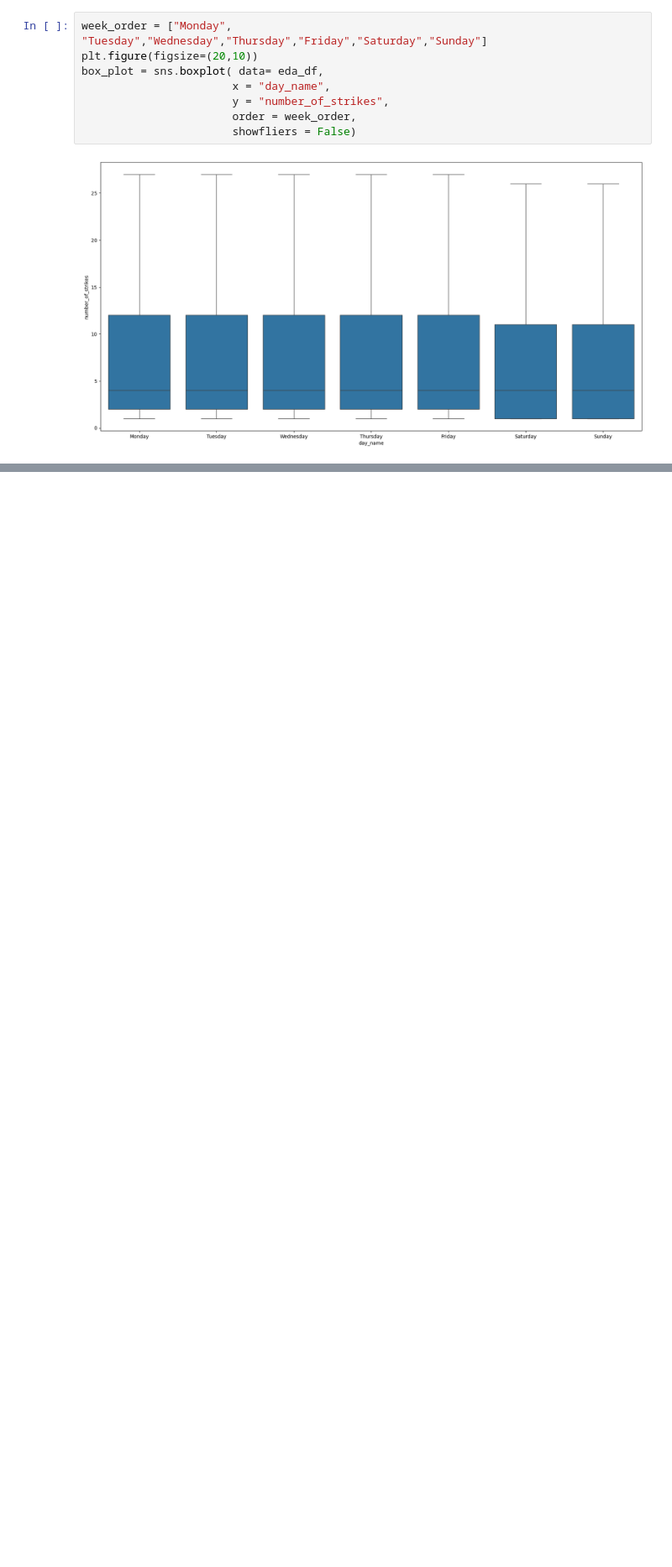
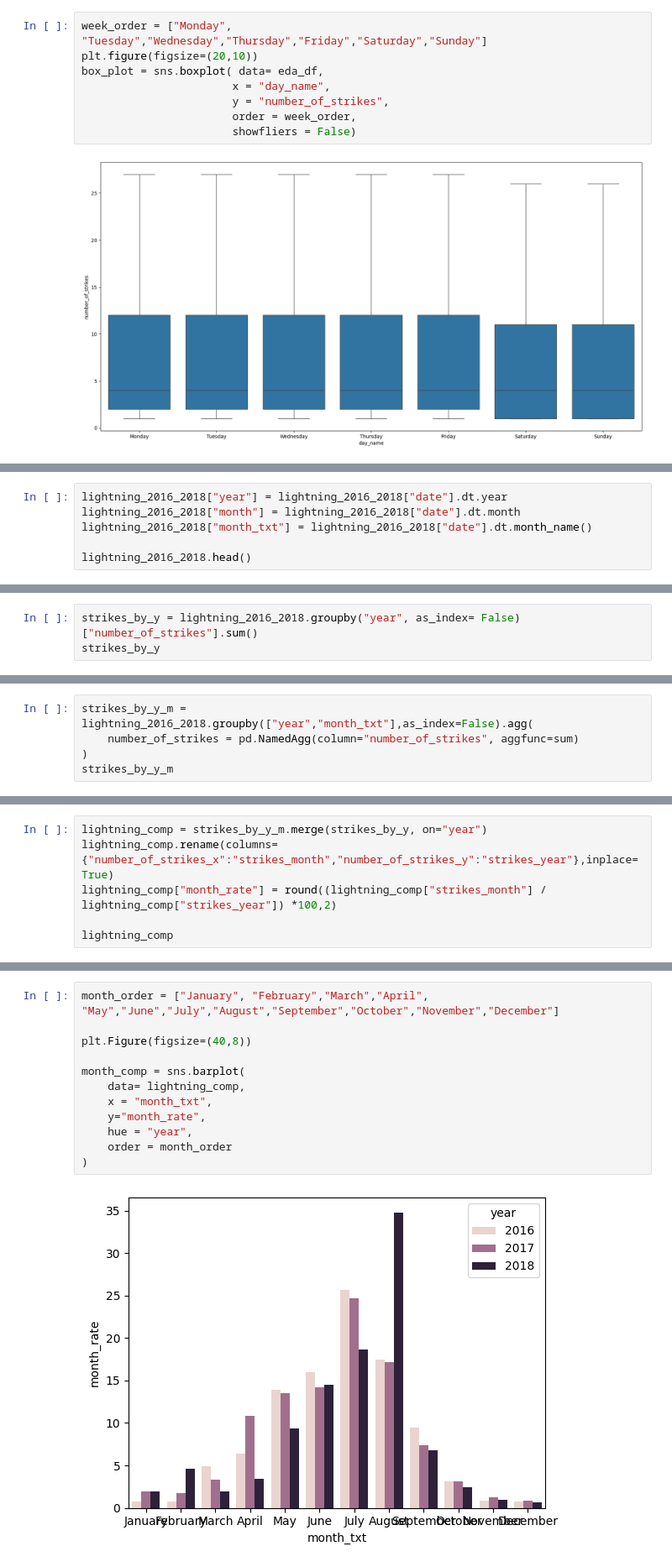
Before and after one commit to AfobCode/LearningPython, a Jupyter notebook: GoBeyondNumbers/eda_structuring.ipynb, the cells around one changed output, grey strips where cells are left out. Shown at 84% size. Saved outputs shown, nothing was run; the diff lists cells and outputs as text; blank space fills up the shorter version.

Commit message:
Module two last part eda data structuring

```diff
--- a/GoBeyondNumbers/eda_structuring.ipynb
+++ b/GoBeyondNumbers/eda_structuring.ipynb
@@ -169,0 +281,6 @@ box_plot = sns.boxplot( data= eda_df,
+# %%
+lightning_2016_2018["year"] = lightning_2016_2018["date"].dt.year
+lightning_2016_2018["month"] = lightning_2016_2018["date"].dt.month
+lightning_2016_2018["month_txt"] = lightning_2016_2018["date"].dt.month_name()
+
+lightning_2016_2018.head()
@@ -169,0 +294,3 @@ box_plot = sns.boxplot( data= eda_df,
+# %%
+strikes_by_y = lightning_2016_2018.groupby("year", as_index= False)["number_of_strikes"].sum()
+strikes_by_y
@@ -169,0 +302,5 @@ box_plot = sns.boxplot( data= eda_df,
+# %%
+strikes_by_y_m = lightning_2016_2018.groupby(["year","month_txt"],as_index=False).agg(
+    number_of_strikes = pd.NamedAgg(column="number_of_strikes", aggfunc=sum)
+)
+strikes_by_y_m
@@ -169,0 +325,6 @@ box_plot = sns.boxplot( data= eda_df,
+# %%
+lightning_comp = strikes_by_y_m.merge(strikes_by_y, on="year")
+lightning_comp.rename(columns= {"number_of_strikes_x":"strikes_month","number_of_strikes_y":"strikes_year"},inplace=True)
+lightning_comp["month_rate"] = round((lightning_comp["strikes_month"] / lightning_comp["strikes_year"]) *100,2)
+
+lightning_comp
@@ -169,0 +349,14 @@ box_plot = sns.boxplot( data= eda_df,
+# %%
+month_order = ["January", "February","March","April", "May","June","July","August","September","October","November","December"]
+
+plt.Figure(figsize=(40,8))
+
+month_comp = sns.barplot(
+    data= lightning_comp,
+    x = "month_txt",
+    y="month_rate",
+    hue = "year",
+    order = month_order
+)
+# %% [output]
+[figure, added]
```
Also changed, not shown: parts of 12 cells of this notebook.
